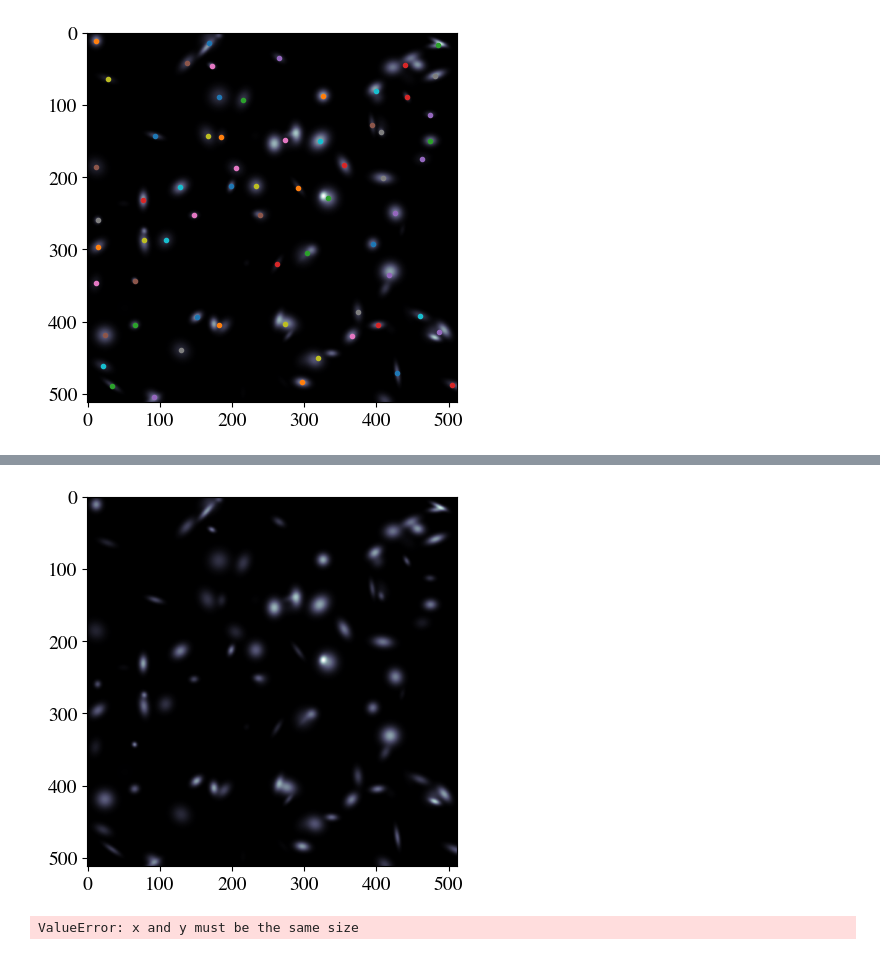
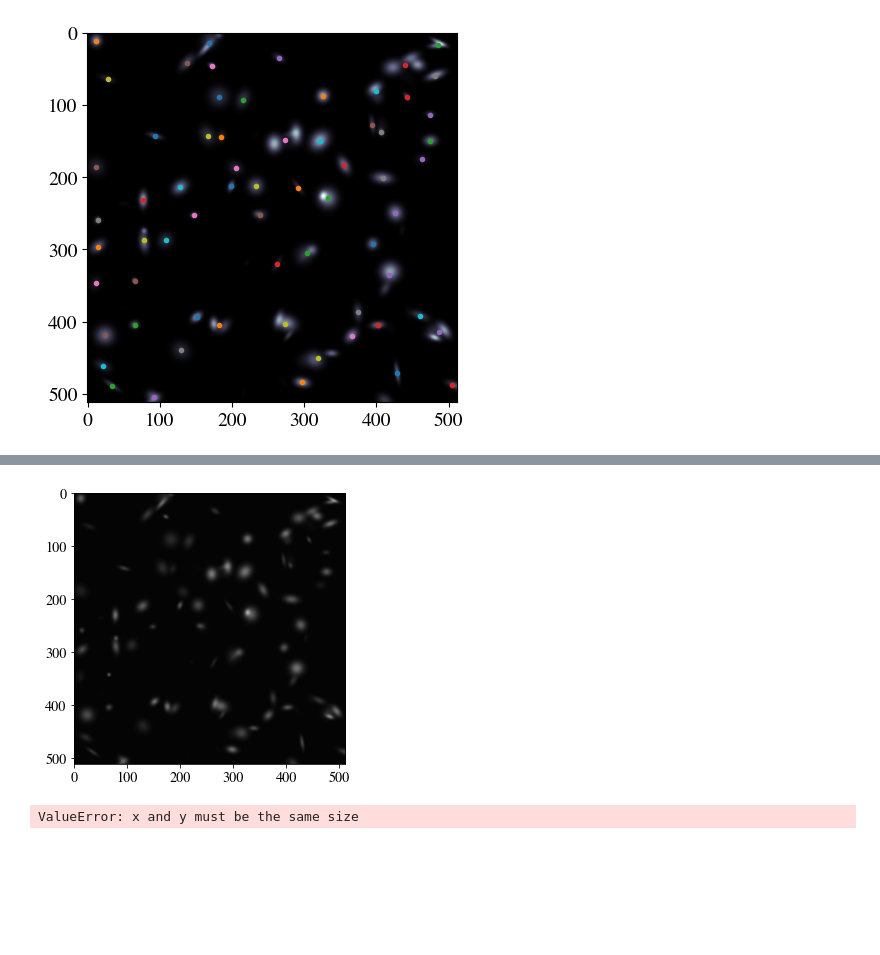
Before and after one commit to Dark-Matter-Textbook/Notebook-Exercises, a Jupyter notebook: Problems/gravitational_lensing/lensing-solutions.ipynb, the cells around one changed output, grey strips where cells are left out. Drawn from its saved outputs; the diff is of its cells as text; code cells hidden in the pictures; blank space fills up the shorter version.

```diff
--- a/Problems/gravitational_lensing/lensing-solutions.ipynb
+++ b/Problems/gravitational_lensing/lensing-solutions.ipynb
@@ -299,10 +272,16 @@ Following the equations for lensing by a point mass outlined in <a href="http://
-# %%
-# Load image
-image = np.load("galaxies2.npy")
-plt.imshow(image, cmap = "bone")
-plt.show()
-# %% [output]
-[figure, removed]
+# %%
+# Opens a image in grayscale
+img = Image.open("images/galaxies2.png").convert('RGB')
+# Convert to array
+img_array2 = np.array(img)
+# Close image file
+img.close()
+
+plt.figure(figsize = (5,5))
+plt.imshow(img_array2, cmap = "bone")
+plt.show()
+# %% [output]
+[figure, added]
 # %%
 # Apply binary filter
 binaryImage = np.zeros(image.shape)
```
Also changed, not shown: parts of 16 cells of this notebook, 10 other files.
